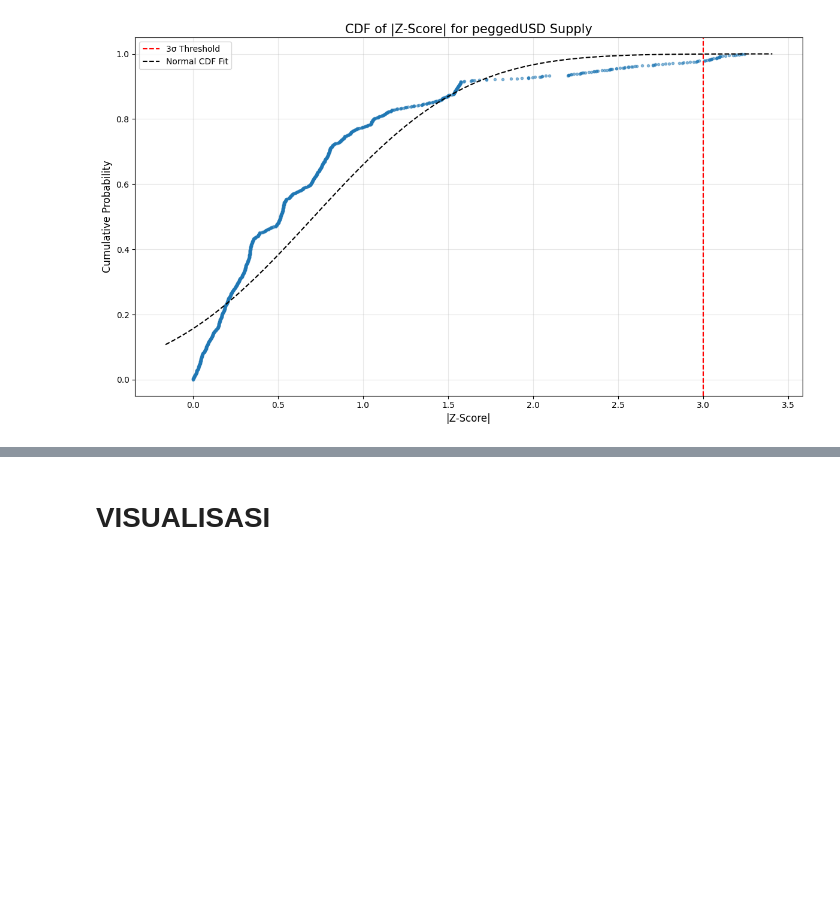
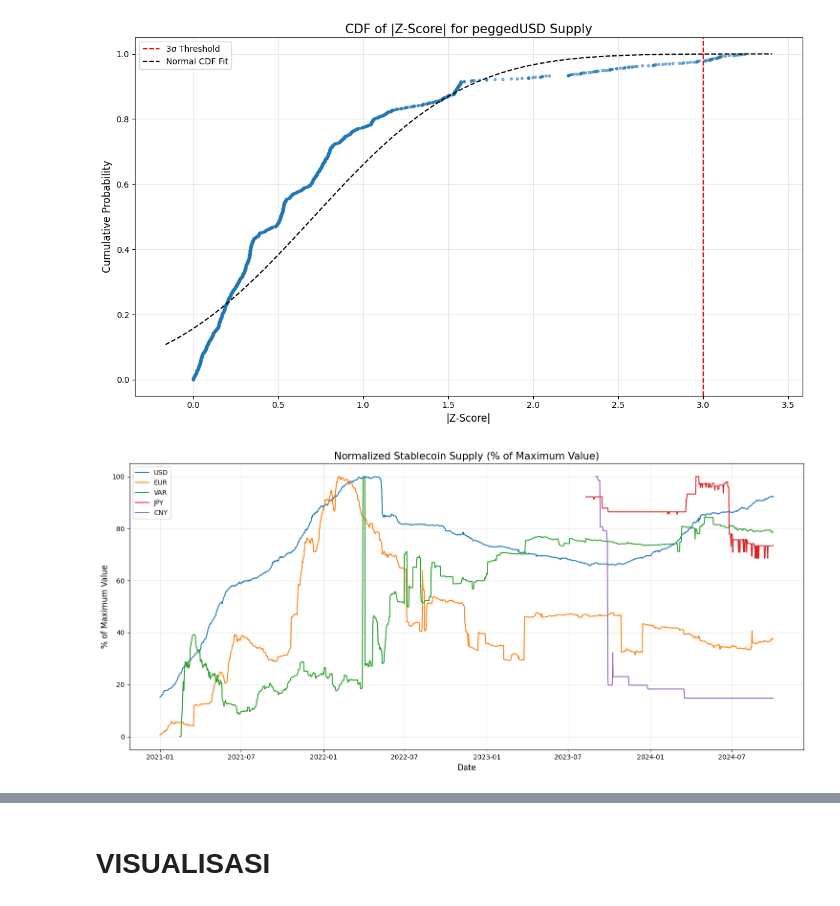
Before and after one commit to AlthafSyakirMaulana/stablecoin-insights, a Jupyter notebook: Data_Analyst.ipynb, the cells around one changed output, grey strips where cells are left out. Saved outputs shown, nothing was run; the diff lists cells and outputs as text; code cells hidden in the pictures; blank space fills up the shorter version.

```diff
--- a/Data_Analyst.ipynb
+++ b/Data_Analyst.ipynb
@@ -379,3 +375,31 @@ if len(usd_data) > 0 and usd_data.std() > 0:  # Check for valid data
     plt.show()
 # %% [output]
 [figure]
+# %%
+# Normalized Stablecoin Pattern Comparison
+plt.figure(figsize=(15, 7))
+
+# Get the stablecoins with the most data
+active_coins = [coin for coin in coins if df_indexed[coin].notna().sum() > 100][:5]  # Top 5 most active
+
+# Normalize each series for comparison (percent of max value)
+normalized_series = {}
+for coin in active_coins:
+    data = df_indexed[coin].dropna()
+    if len(data) > 0 and data.max() > 0:  # Ensure valid data
+        normalized_series[coin] = data / data.max() * 100
+
+# Plot normalized series
+for coin, series in normalized_series.items():
+    plt.plot(series.index, series, label=coin.replace('pegged', ''))
+
+plt.title('Normalized Stablecoin Supply (% of Maximum Value)', fontsize=15)
+plt.xlabel('Date', fontsize=12)
+plt.ylabel('% of Maximum Value', fontsize=12)
+plt.legend(loc='best')
+plt.grid(True, alpha=0.3)
+plt.tight_layout()
+plt.savefig('normalized_supply_comparison.png', dpi=300)
+plt.show()
+# %% [output]
+[figure, added]
```
Also changed, not shown: parts of 10 cells of this notebook.
